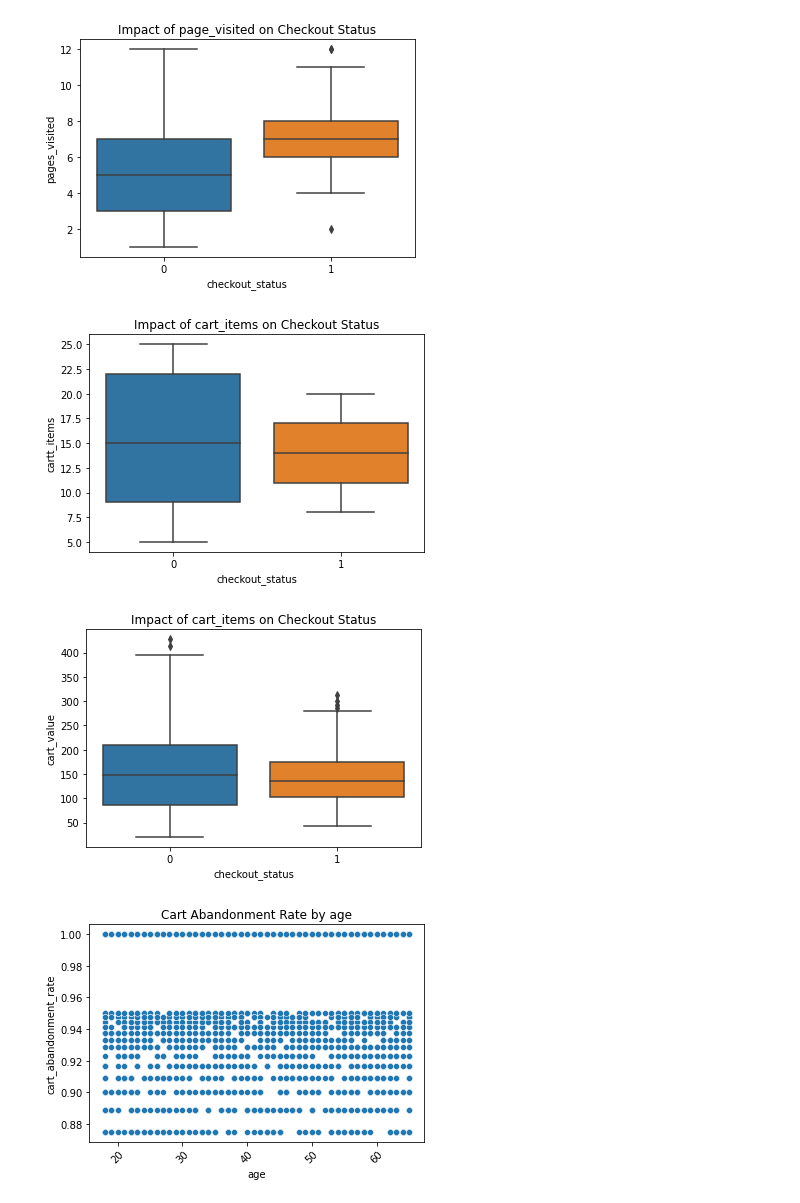
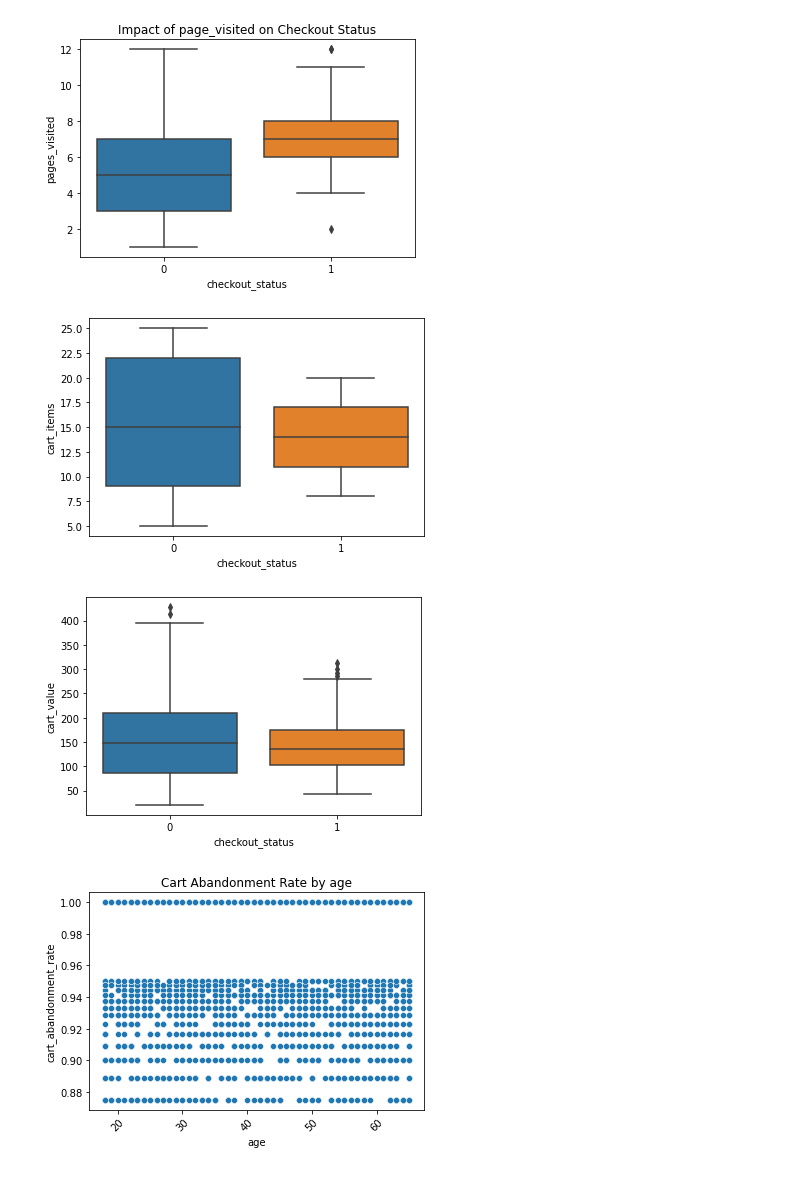
Before and after one commit to grappeefruitt/schulich_data_science, a Jupyter notebook: midterm_data.ipynb, the cells around one changed output. Drawn from its saved outputs; the diff is of its cells as text; code cells hidden in the pictures.

```diff
--- a/midterm_data.ipynb
+++ b/midterm_data.ipynb
@@ -207,19 +207,12 @@ print(df.head())
 # %%
 import matplotlib.pyplot as plt
 
-# Perform feature engineering
-df['cart_abandonment_rate'] = (df['cart_items'] - df['checkout_status']) / df['cart_items']
 
-# Analyze factors affecting checkout status
 sns.barplot(x='device', y='cart_abandonment_rate', data=df)
-plt.xlabel('Device')
-plt.ylabel('Cart Abandonment Rate')
 plt.title('Cart Abandonment Rate by Device')
 plt.show()
 
 sns.boxplot(x='location', y='cart_abandonment_rate', data=df)
-plt.xlabel('Location')
-plt.ylabel('Cart Abandonment Rate')
 plt.title('Cart Abandonment Rate by Location')
 plt.xticks(rotation=45)
 plt.show()
@@ -273,18 +280,12 @@ plt.show()
 [figure]
 # %%
 sns.boxplot(x='checkout_status', y='cart_items', data=df)
-plt.xlabel('checkout_status')
-plt.ylabel('cartt_items')
-plt.title('Impact of cart_items on Checkout Status')
 plt.show()
 # %% [output]
-[figure, old version]
+[figure, new version]
 # %%
 sns.boxplot(x='checkout_status', y='cart_value', data=df)
-plt.xlabel('checkout_status')
-plt.ylabel('cart_value')
-plt.title('Impact of cart_items on Checkout Status')
 plt.show()
 # %% [output]
-[figure, old version]
+[figure, new version]
 # %%
```
Also changed, not shown: parts of 12 cells of this notebook.
